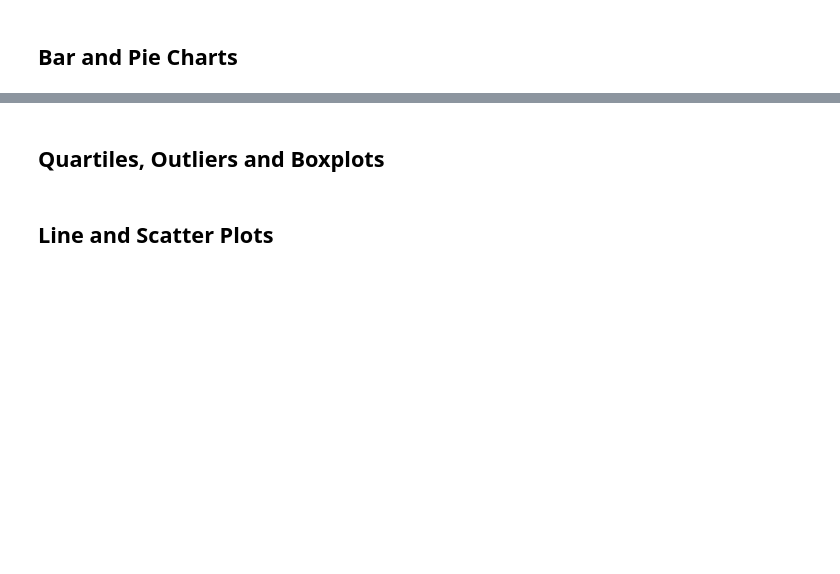
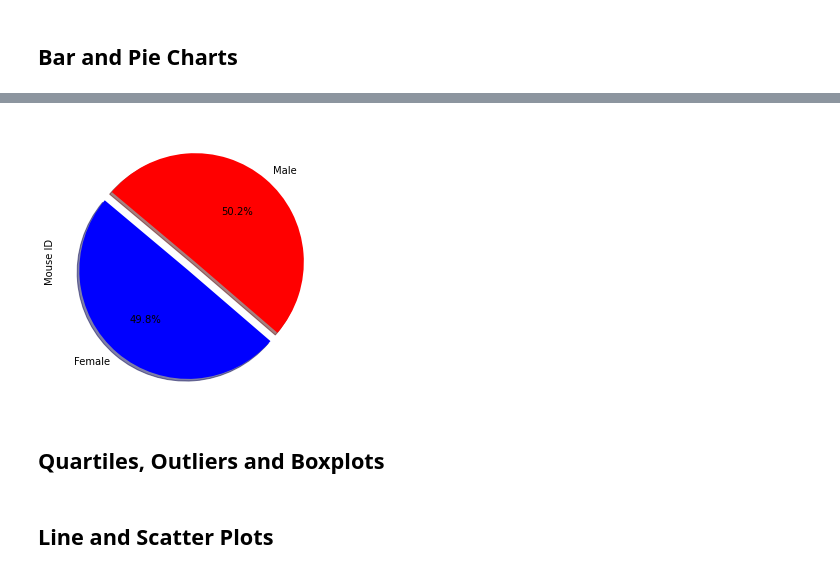
Before and after one commit to serdar-bayramov/Matplotlib-Challenge, a Jupyter notebook: main.ipynb, the cells around one changed output, grey strips where cells are left out. Cells and saved outputs as stored; diff of their text form; code cells hidden in the pictures; blank space fills up the shorter version.

```diff
--- a/main.ipynb
+++ b/main.ipynb
@@ -68,5 +135,12 @@ clean_df
 # %%
 # Generate a pie plot showing the distribution of female versus male mice using Pandas
+gender_mouse = clean_df.groupby(['Sex'])['Mouse ID'].count()
+colors = ['blue', 'red']
+explode = (0.1, 0)
+pie_plot = gender_mouse.plot.pie(y='Count Gender',figsize=(5,5), colors = colors,
+                                 startangle=140, explode = explode, shadow = True, autopct="%1.1f%%")
+# %% [output]
+[figure, added]
 # %%
 # Generate a pie plot showing the distribution of female versus male mice using pyplot
 # %% [markdown]
```
Also changed, not shown: parts of 6 cells of this notebook.
